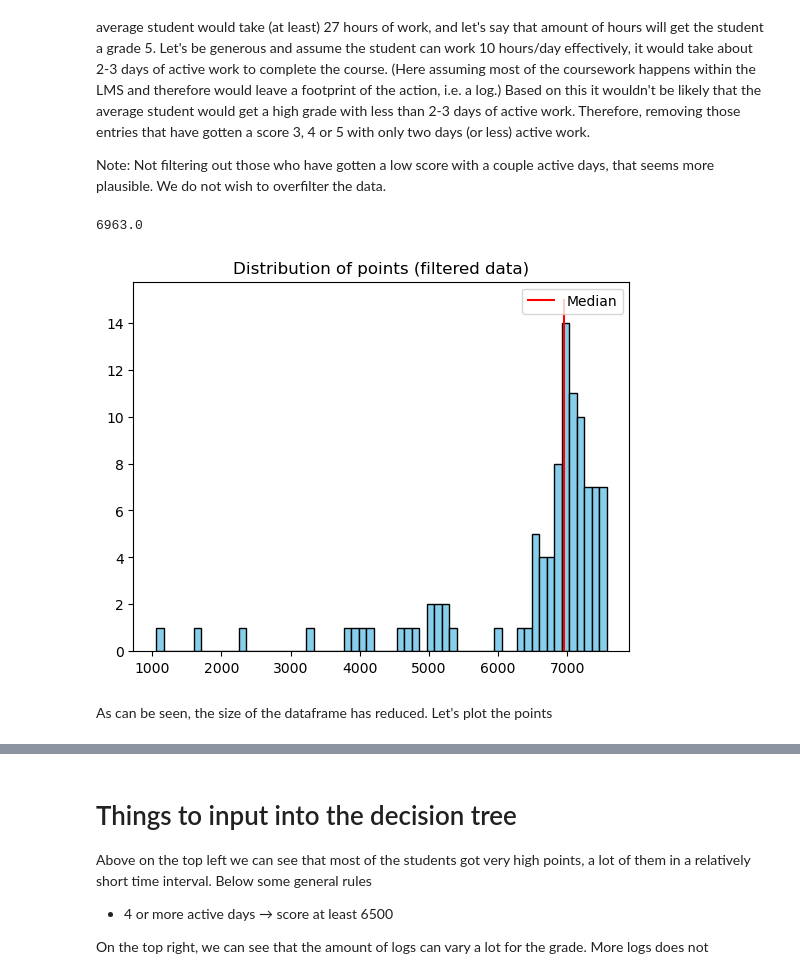
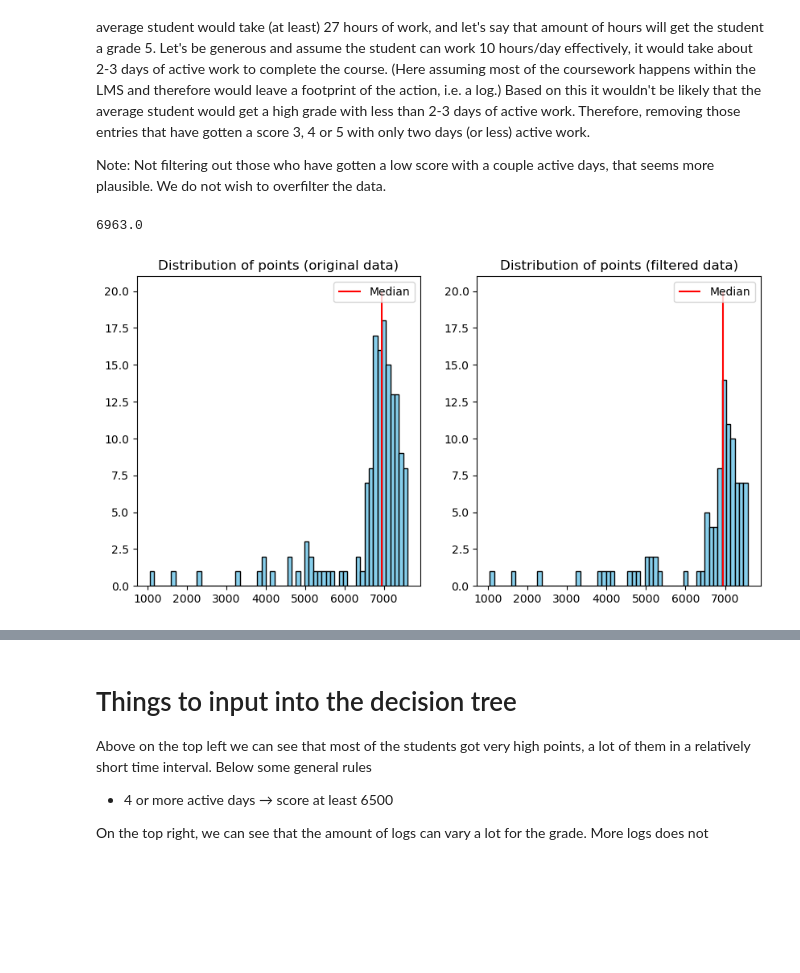
Before and after one commit to fskgiulia/JYUEF01, a Jupyter notebook: project_notebook.ipynb, the cells around one changed output, grey strips where cells are left out. Saved outputs shown, nothing was run; the diff lists cells and outputs as text; code cells hidden in the pictures; blank space fills up the shorter version.

Commit message:
Comparing score histograms

```diff
--- a/project_notebook.ipynb
+++ b/project_notebook.ipynb
@@ -219,18 +219,24 @@ Note: Not filtering out those who have gotten a low score with a couple active d
 # %%
 # We wanna delete those who completed the course in one (active) day with a grade better than 3
 df_filtered = df_new.query('not (log_days <= 2 and score_category >= 3)')
 df_filtered
 
+# Plotting old and new
+fig, (ax1, ax2) = plt.subplots(1, 2, figsize=(10, 5))
+
+ax1.hist(students, bins=60, color='skyblue', edgecolor='black')
+ax1.set_title('Distribution of points (original data)')
+ax1.vlines(x=median, ymin=0, ymax=20, color="red", label="Median")
+ax1.legend()
+
 students_filtered = df_filtered['score']
 median_filtered_data = statistics.median(students_filtered)
 print(median_filtered_data)
-plt.hist(students_filtered, bins=60, color='skyblue', edgecolor='black')
-plt.title('Distribution of points (filtered data)')
-plt.vlines(x=median, ymin=0, ymax=15, color="red", label="Median")
-plt.legend()
+ax2.hist(students_filtered, bins=60, color='skyblue', edgecolor='black')
+ax2.set_title('Distribution of points (filtered data)')
+ax2.vlines(x=median, ymin=0, ymax=20, color="red", label="Median")
+ax2.legend()
 plt.show()
 # %% [output]
 6963.0
-[figure, old version]
+[figure, new version]
-# %% [markdown]
-As can be seen, the size of the dataframe has reduced. Let's plot the points
```
Also changed, not shown: parts of 3 cells of this notebook.
